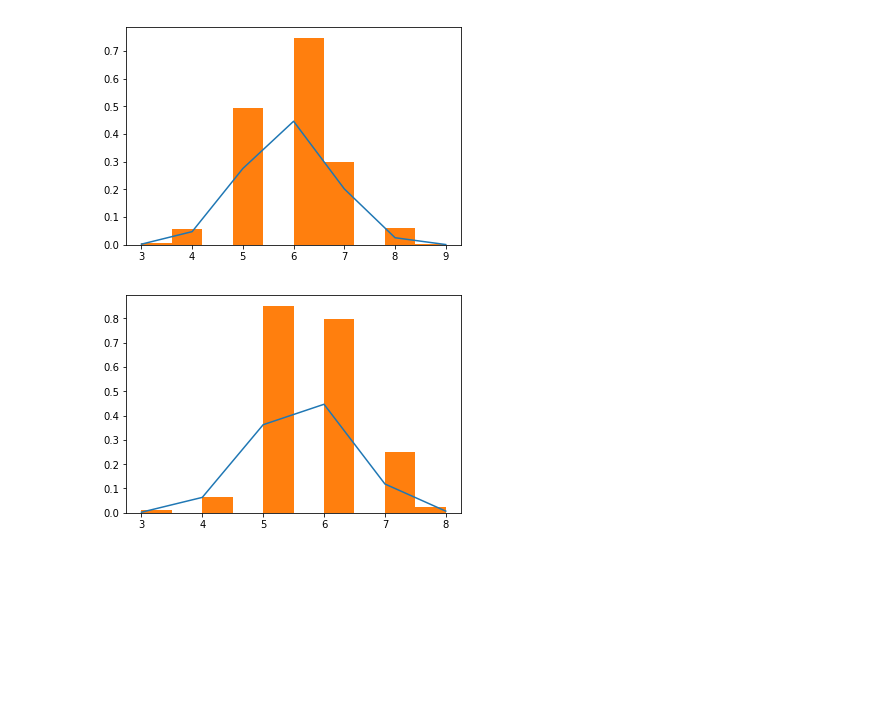
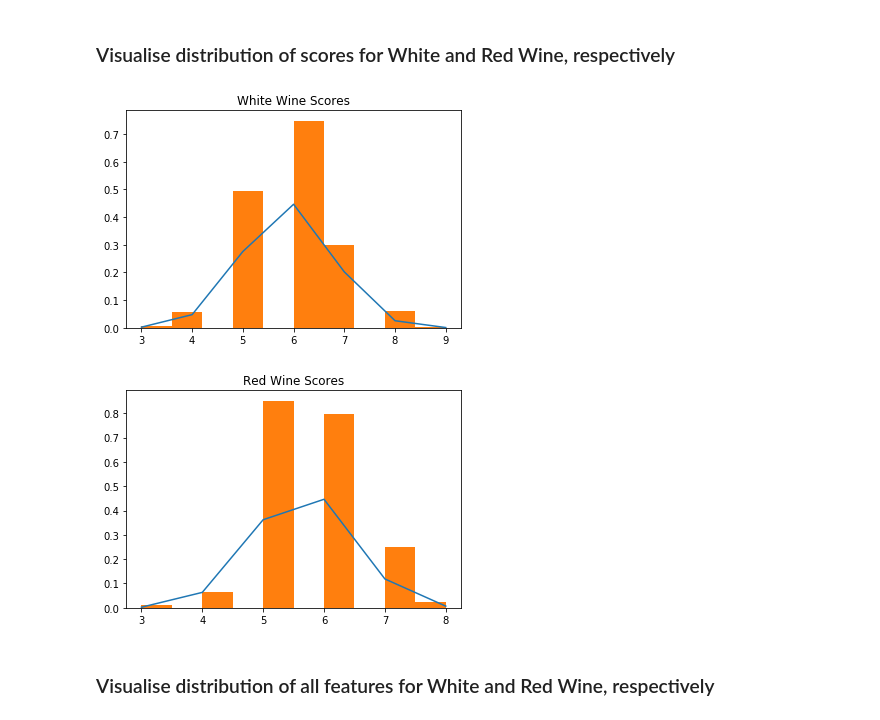
Before and after one commit to baohien97/wine-stuff, a Jupyter notebook: Project/data_preprocessed.ipynb, the cells around one changed output. Drawn from its saved outputs; the diff is of its cells as text; code cells hidden in the pictures; blank space fills up the shorter version.

```diff
--- a/Project/data_preprocessed.ipynb
+++ b/Project/data_preprocessed.ipynb
@@ -29,14 +32,19 @@ red_instances, red_labels = preprocess('winequality-red.csv')
+# %% [markdown]
+### Visualise distribution of scores for White and Red Wine, respectively
 # %%
-def visualise_labels(labels):
+def visualise(labels, title):
     sorted_data = sorted(labels)
     fit = stats.norm.pdf(sorted_data, np.mean(sorted_data), np.std(sorted_data))
     plt.plot(sorted_data, fit)
     plt.hist(sorted_data, normed=True)
+    plt.title(title)
     plt.show()
-visualise_labels(white_labels)
+visualise(white_labels, "White Wine Scores")
 # %% [output]
-[figure, old version]
+[figure, new version]
-# %%
-visualise_labels(red_labels)
-# %% [output]
-[figure, removed]
+# %%
+visualise(red_labels, "Red Wine Scores")
+# %% [output]
+[figure, added]
+# %% [markdown]
+### Visualise distribution of all features for White and Red Wine, respectively
```
Also changed, not shown: parts of 9 cells of this notebook.
